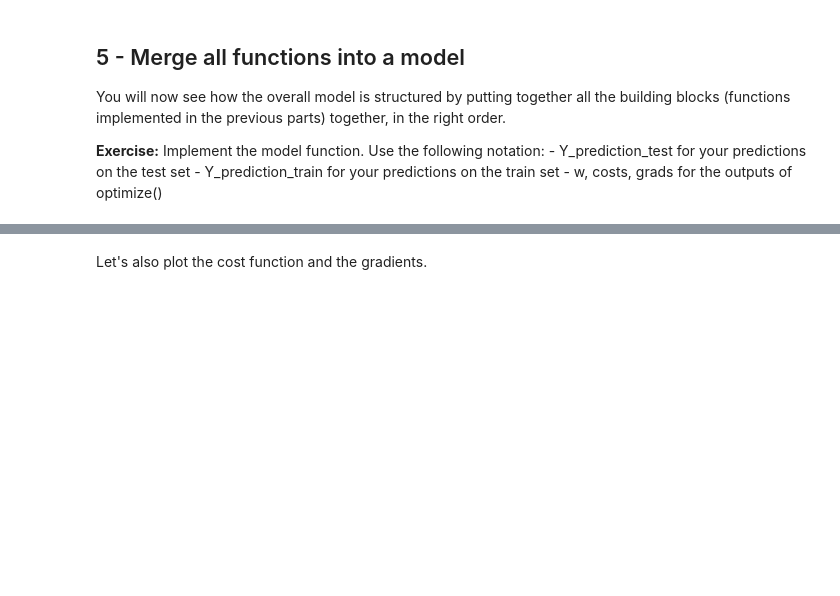
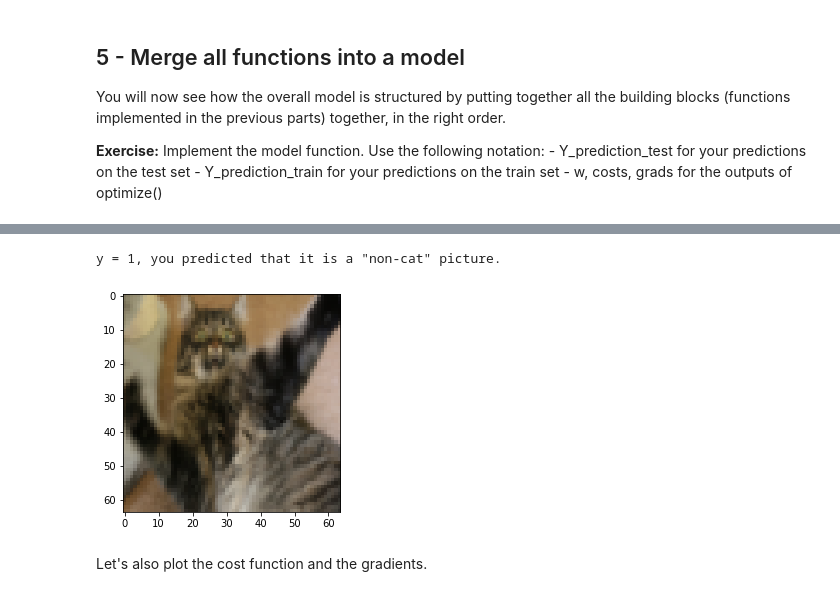
Before and after one commit to HridayAg0102/Summer-Analytics-2022, a Jupyter notebook: Week_5/Assignment/SA2022_W5-20220702T101015Z-001/SA2022_W5/Logistic_Regression_with_a_Neural_Network_mindset.ipynb, the cells around one changed output, grey strips where cells are left out. Saved outputs shown, nothing was run; the diff lists cells and outputs as text; code cells hidden in the pictures; blank space fills up the shorter version.

```diff
--- a/Week_5/Assignment/SA2022_W5-20220702T101015Z-001/SA2022_W5/Logistic_Regression_with_a_Neural_Network_mindset.ipynb
+++ b/Week_5/Assignment/SA2022_W5-20220702T101015Z-001/SA2022_W5/Logistic_Regression_with_a_Neural_Network_mindset.ipynb
@@ -586,8 +682,11 @@ def model(X_train, Y_train, X_test, Y_test, num_iterations = 2000, learning_rate
 # %%
 # Example of a picture that was wrongly classified.
-index = 1
+index = 28
 plt.imshow(test_set_x[:,index].reshape((num_px, num_px, 3)))
 print ("y = " + str(test_set_y[0,index]) + ", you predicted that it is a \"" + classes[int(d["Y_prediction_test"][0,index])].decode("utf-8") +  "\" picture.")
+# %% [output]
+y = 1, you predicted that it is a "non-cat" picture.
+[figure, added]
 # %% [markdown]
 Let's also plot the cost function and the gradients.
 # %%
```
Also changed, not shown: parts of 17 cells of this notebook, 14 other files.
